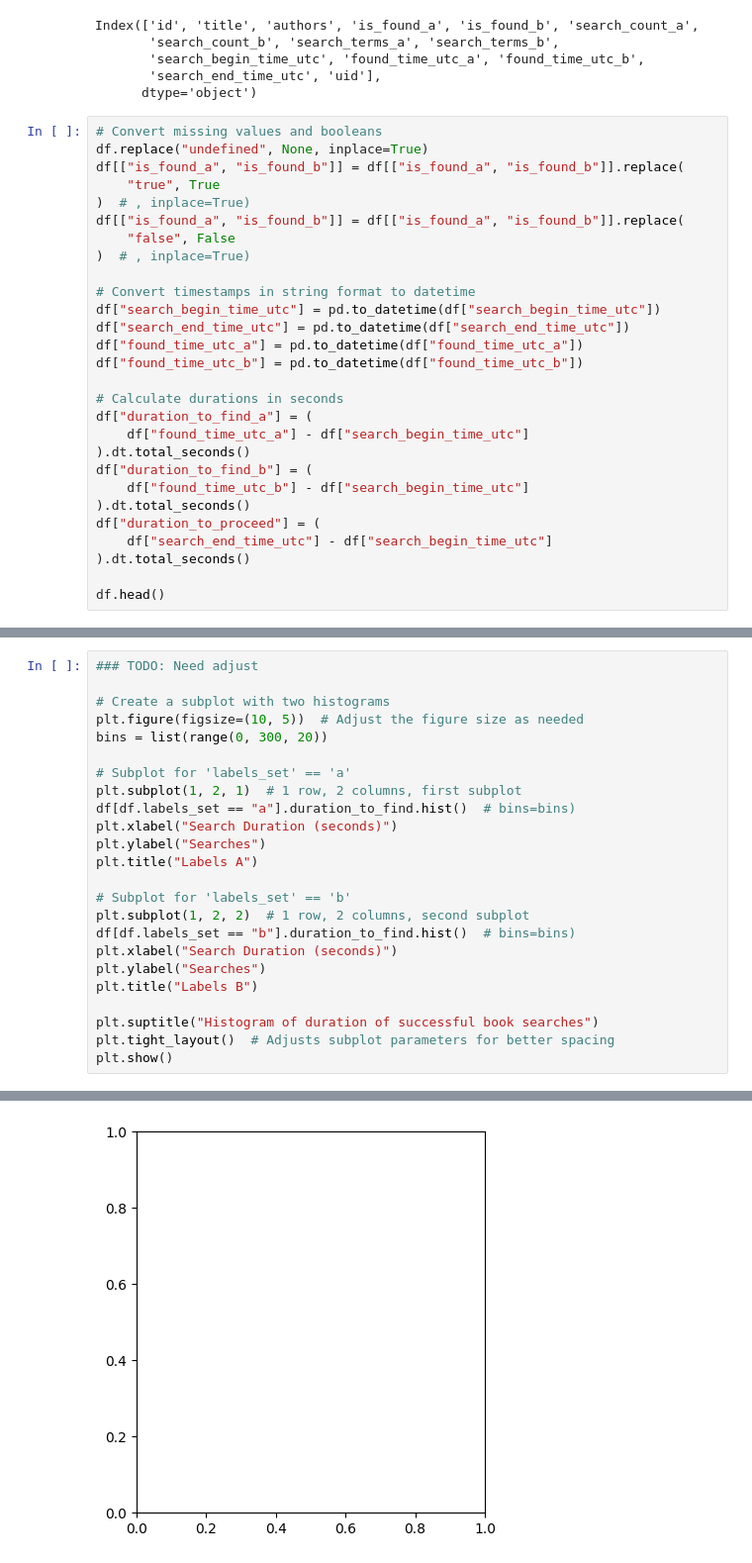
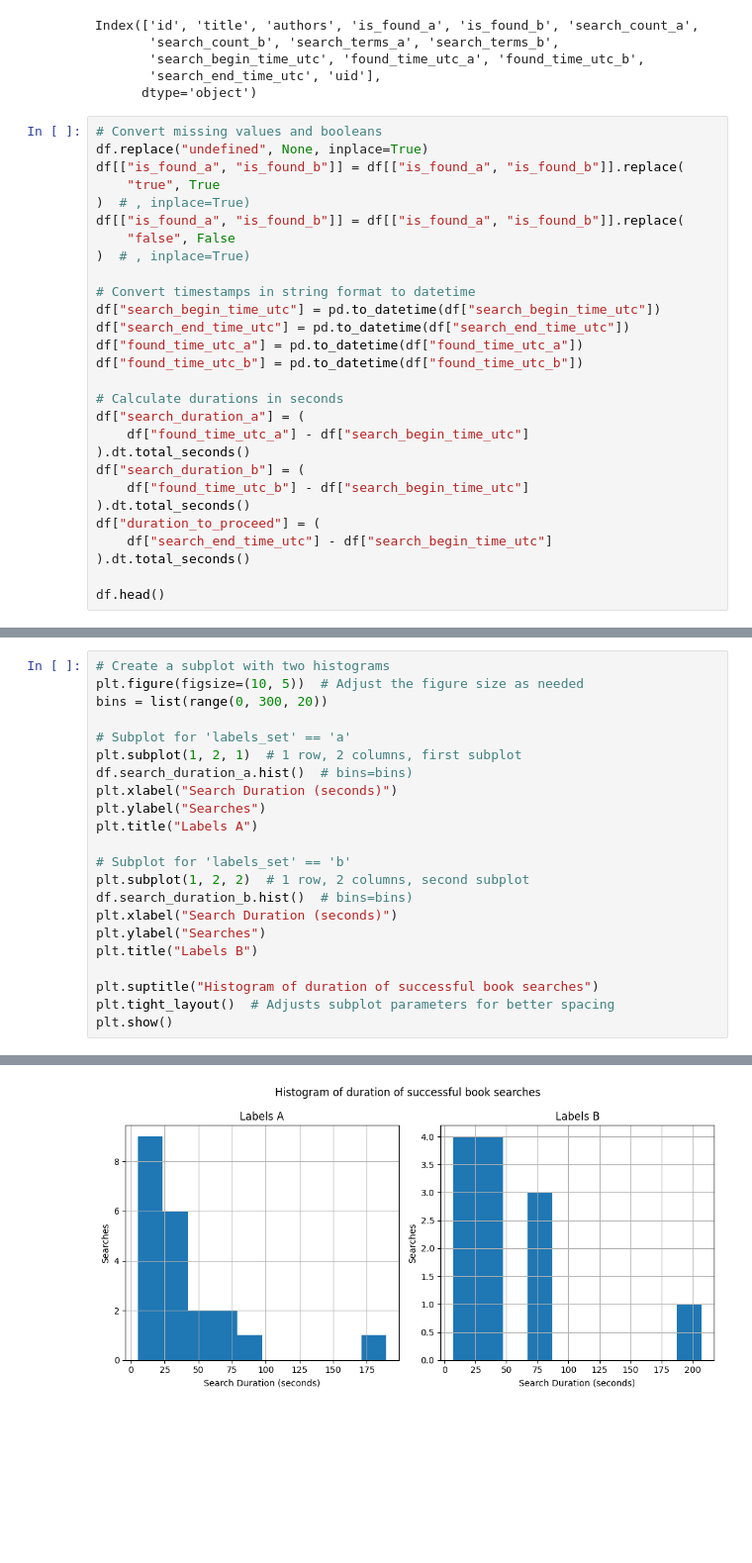
Before and after one commit to NatLibFi/kivepa-booksearch-workshop, a Jupyter notebook: analysis.ipynb, the cells around one changed output, grey strips where cells are left out. Shown at 99% size. Saved outputs shown, nothing was run; the diff lists cells and outputs as text; blank space fills up the shorter version.

```diff
--- a/analysis.ipynb
+++ b/analysis.ipynb
@@ -35,10 +35,10 @@ df["found_time_utc_a"] = pd.to_datetime(df["found_time_utc_a"])
 df["found_time_utc_b"] = pd.to_datetime(df["found_time_utc_b"])
 
 # Calculate durations in seconds
-df["duration_to_find_a"] = (
+df["search_duration_a"] = (
     df["found_time_utc_a"] - df["search_begin_time_utc"]
 ).dt.total_seconds()
-df["duration_to_find_b"] = (
+df["search_duration_b"] = (
     df["found_time_utc_b"] - df["search_begin_time_utc"]
 ).dt.total_seconds()
 df["duration_to_proceed"] = (
@@ -92,20 +188,18 @@ dtype: object
 # %%
-### TODO: Need adjust
-
 # Create a subplot with two histograms
 plt.figure(figsize=(10, 5))  # Adjust the figure size as needed
 bins = list(range(0, 300, 20))
 
 # Subplot for 'labels_set' == 'a'
 plt.subplot(1, 2, 1)  # 1 row, 2 columns, first subplot
-df[df.labels_set == "a"].duration_to_find.hist()  # bins=bins)
+df.search_duration_a.hist()  # bins=bins)
 plt.xlabel("Search Duration (seconds)")
 plt.ylabel("Searches")
 plt.title("Labels A")
 
 # Subplot for 'labels_set' == 'b'
 plt.subplot(1, 2, 2)  # 1 row, 2 columns, second subplot
-df[df.labels_set == "b"].duration_to_find.hist()  # bins=bins)
+df.search_duration_b.hist()  # bins=bins)
 plt.xlabel("Search Duration (seconds)")
 plt.ylabel("Searches")
 plt.title("Labels B")
@@ -118 +211 @@ AttributeError: 'DataFrame' object has no attribute 'labels_set'
-[figure, old version]
+[figure, new version]
```
Also changed, not shown: parts of 36 cells of this notebook.
